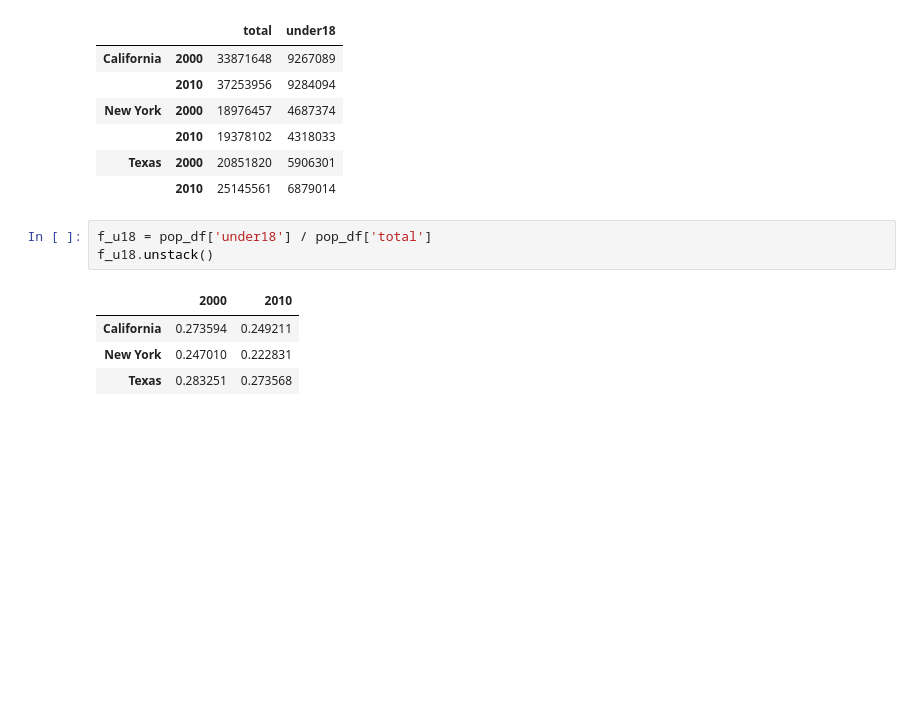
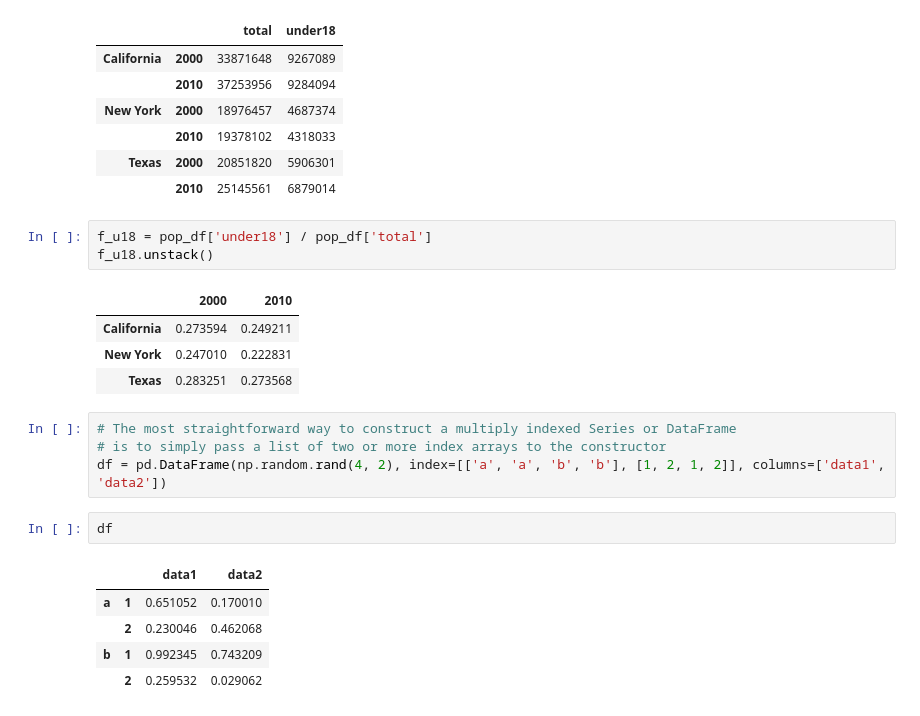
Before and after one commit to aliensmart/machine_learning, a Jupyter notebook: Pandas.ipynb, the cells around one changed output. Cells and saved outputs as stored; diff of their text form; blank space fills up the shorter version.

```diff
--- a/Pandas.ipynb
+++ b/Pandas.ipynb
@@ -800,3 +800,15 @@ f_u18.unstack()
 | California | 0.273594 | 0.249211 |
 | New York | 0.247010 | 0.222831 |
 | Texas | 0.283251 | 0.273568 |
+# %%
+# The most straightforward way to construct a multiply indexed Series or DataFrame
+# is to simply pass a list of two or more index arrays to the constructor
+df = pd.DataFrame(np.random.rand(4, 2), index=[['a', 'a', 'b', 'b'], [1, 2, 1, 2]], columns=['data1', 'data2'])
+# %%
+df
+# %% [output]
+|  |  | data1 | data2 |
+| a | 1 | 0.651052 | 0.170010 |
+|  | 2 | 0.230046 | 0.462068 |
+| b | 1 | 0.992345 | 0.743209 |
+|  | 2 | 0.259532 | 0.029062 |
```
Also changed, not shown: parts of 9 cells of this notebook.
